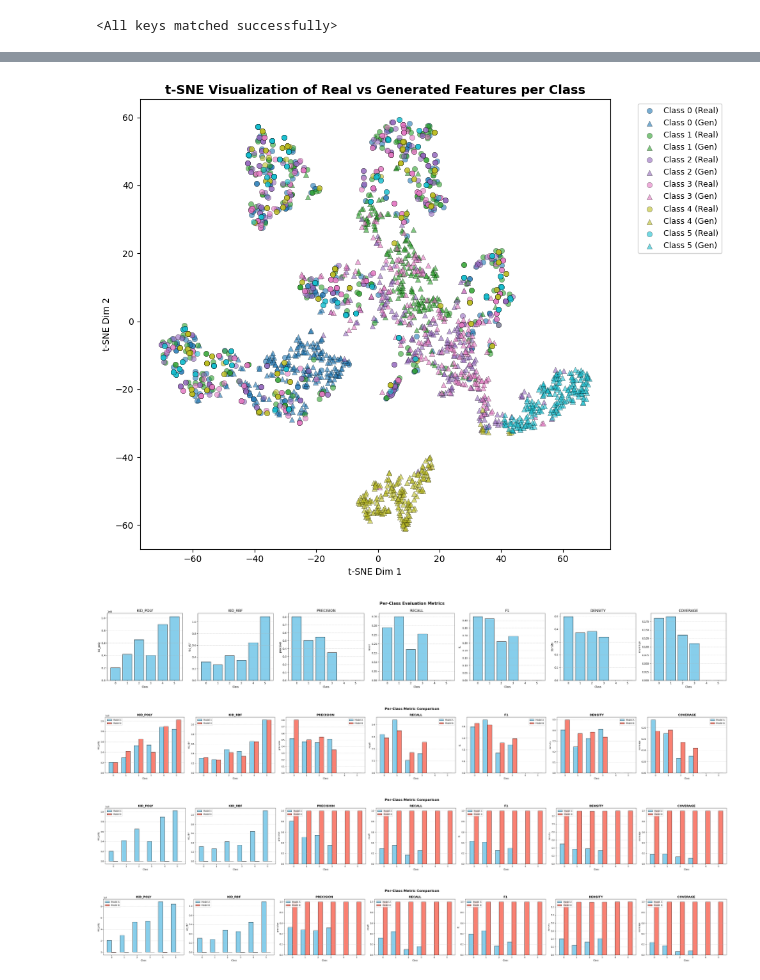
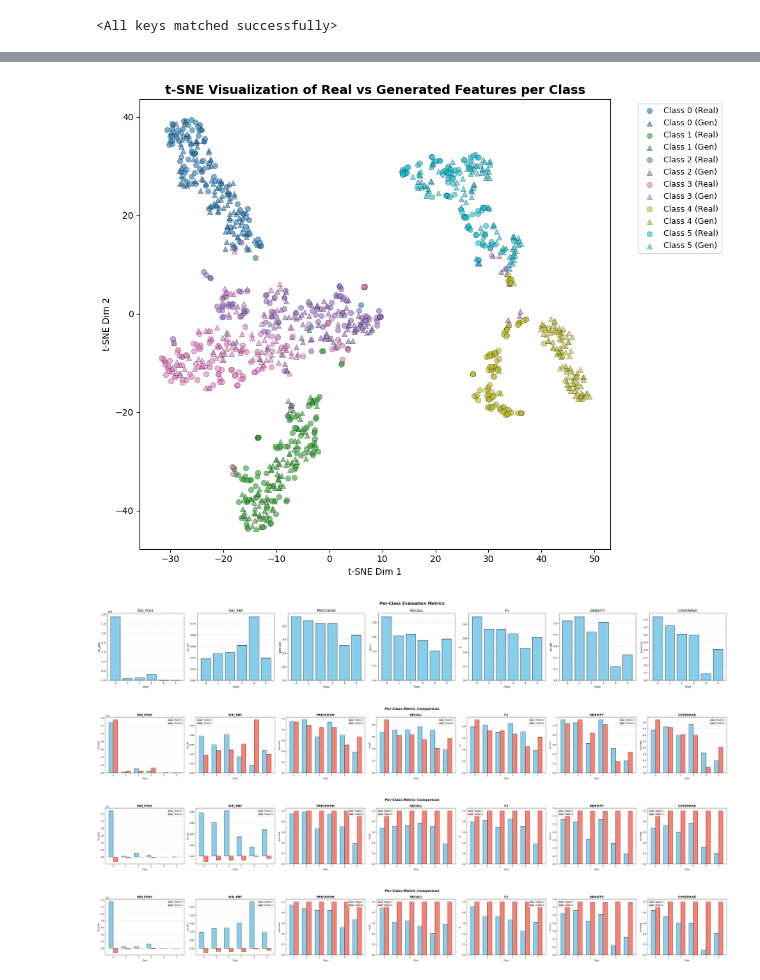
Before and after one commit to chookcurry/flow-matching, a Jupyter notebook: notebooks/whar/evaluate_flow.ipynb, the cells around one changed output, grey strips where cells are left out. Saved outputs shown, nothing was run; the diff lists cells and outputs as text; code cells hidden in the pictures.

Commit message:
cleanup and get flow working for wisdm

```diff
--- a/notebooks/whar/evaluate_flow.ipynb
+++ b/notebooks/whar/evaluate_flow.ipynb
@@ -101,7 +101,7 @@ path = GaussianCondProbPath(
 
 backbone = ResUnet(
     in_channels=sampeable.shape[0],
-    channels=[16, 32, 64],
+    channels=[16, 32, 64, 128],
     num_classes=sampeable.num_classes,
     t_dim=64,
     y_dim=32,
@@ -173,6 +173,6 @@ plot_metrics_per_class(metrics_per_class_flow)
 # %%
-num_timesteps = 30
-samples_per_class = 200
+num_timesteps = 10
+samples_per_class = 100
 guidance_scale = 2.0
 
 flow_generator = ScoreGenerator(
@@ -185,7 +185,7 @@ flow_generator = ScoreGenerator(
 
 x1_list_score, real_list_score = compute_samples(
     generator=flow_generator,
-    p_data=val_sampleable,
+    p_data=val_sampeable,
     samples_per_class=samples_per_class,
     num_classes=sampeable.num_classes,
     device=device,
@@ -195,26 +195,26 @@ x1_list_score, real_list_score = compute_samples(
 # visualize_samples_per_class(x1_list_score, real_list_score)
 # %%
 x1_features_score, real_features_score = compute_features(
-    x1_list_score, real_list_score, encoder
+    x1_list_score, real_list_score, classifier
 )
 
 visualize_tsne_per_class(x1_features_score, real_features_score)
 
 metrics_per_class_score = evaluate_features(x1_features_score, real_features_score)
 
 plot_metrics_per_class(metrics_per_class_score)
 # %% [output]
-[figure, old version]
+[figure, new version]
-[figure, old version]
+[figure, new version]
 # %%
 from diffusion.evaluation.evaluate import compare_metrics_per_class
 
 metrics_per_class_perfect = evaluate_features(x1_features_score, x1_features_score)
 
 compare_metrics_per_class(metrics_per_class_flow, metrics_per_class_score)
+compare_metrics_per_class(metrics_per_class_flow, metrics_per_class_perfect)
 compare_metrics_per_class(metrics_per_class_score, metrics_per_class_perfect)
-compare_metrics_per_class(metrics_per_class_flow, metrics_per_class_perfect)
 # %% [output]
-[figure, old version]
+[figure, new version]
-[figure, old version]
+[figure, new version]
-[figure, old version]
+[figure, new version]
```
Also changed, not shown: parts of 2 cells of this notebook, 14 other files.
